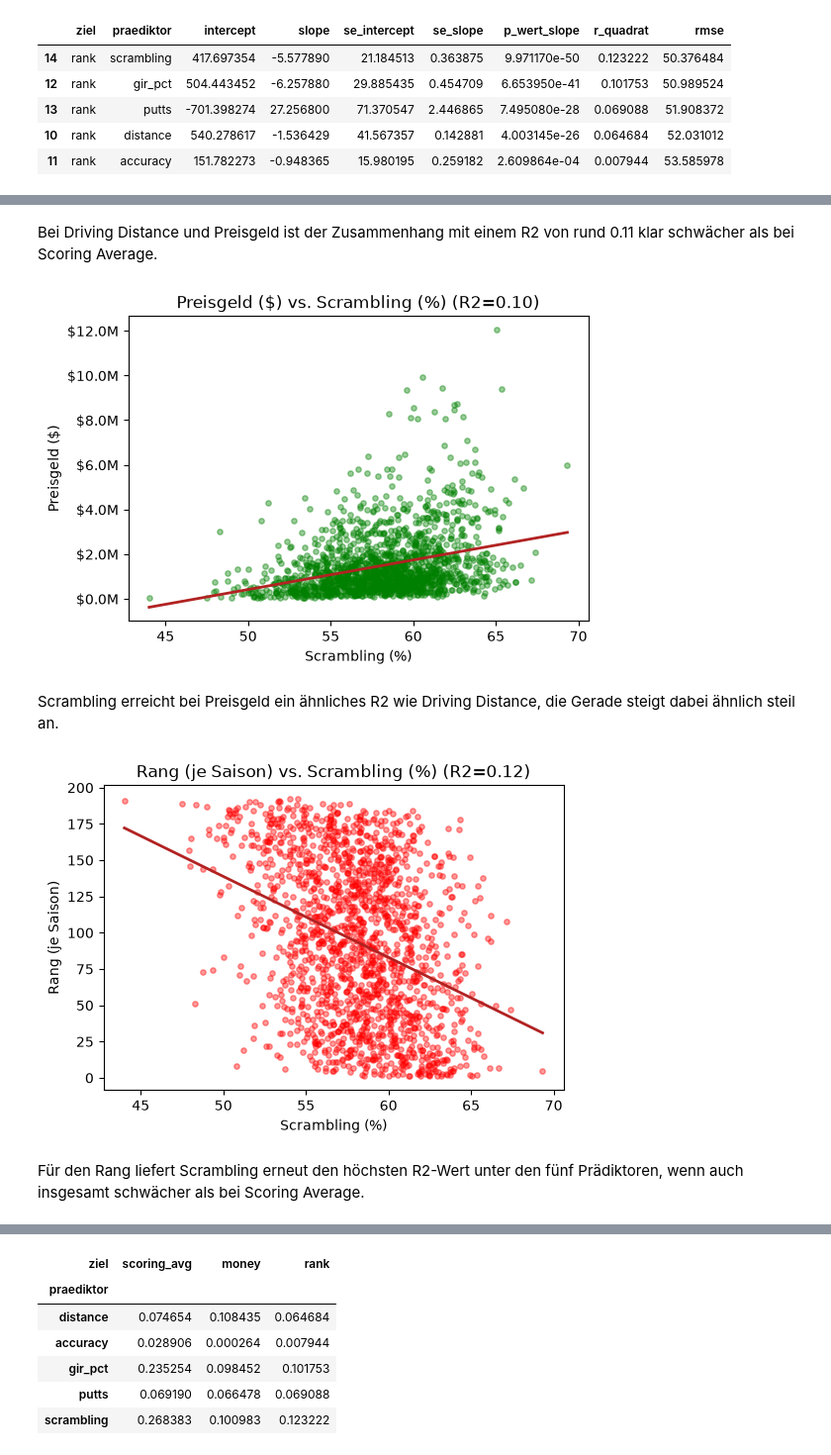
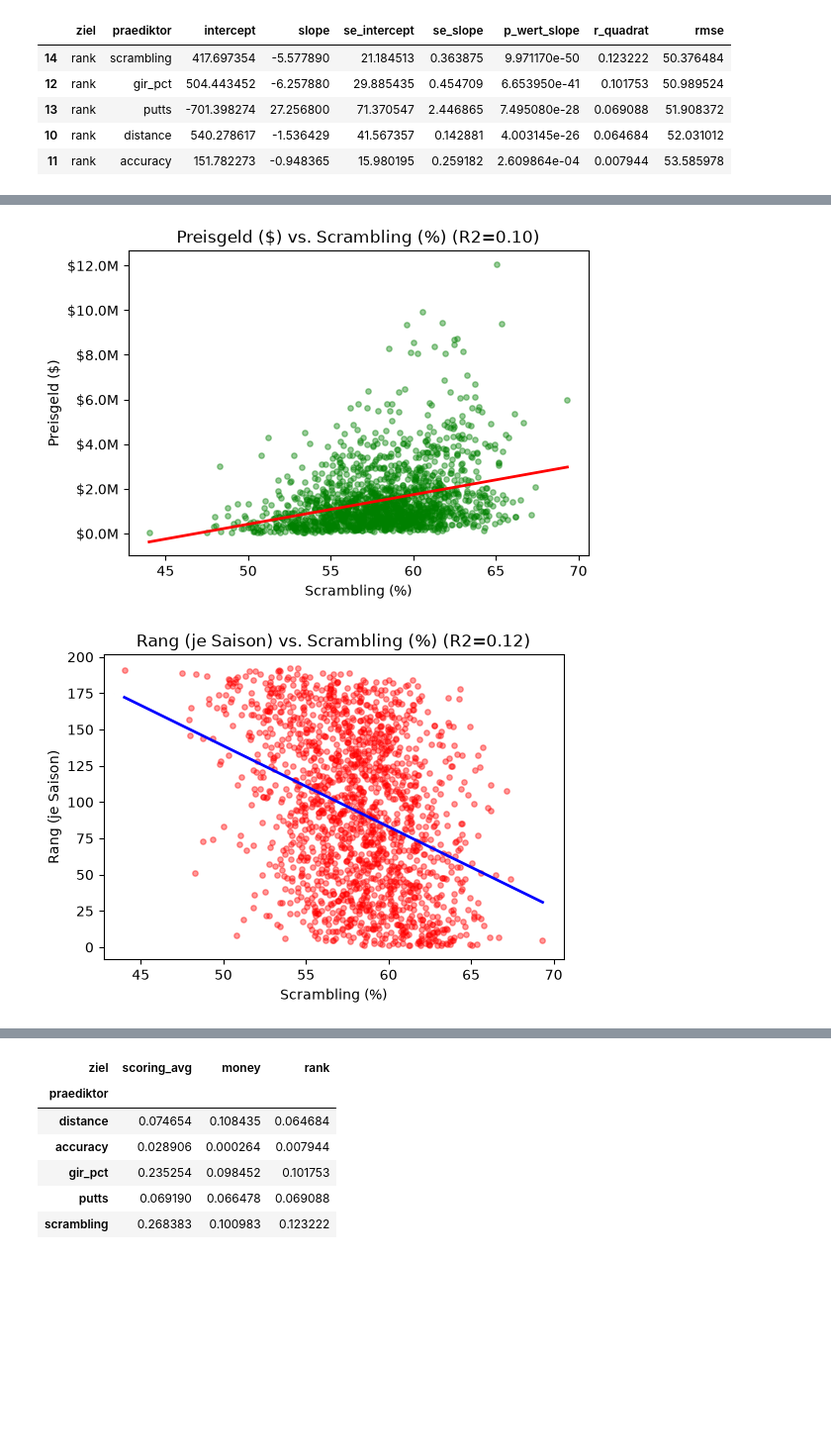
Before and after one commit to Scherlokk/VEP-Projekt, a Jupyter notebook: PGA_Tour_Regression.ipynb, the cells around one changed output, grey strips where cells are left out. Shown at 99% size. Saved outputs shown, nothing was run; the diff lists cells and outputs as text; code cells hidden in the pictures; blank space fills up the shorter version.

```diff
--- a/PGA_Tour_Regression.ipynb
+++ b/PGA_Tour_Regression.ipynb
@@ -338,6 +335,6 @@ Kennzahlen.
 # %%
-# schätzt ziel ~ praediktor und gibt Intercept, Slope, Standardfehler, p-Wert, R2 und RMSE zurück
-def run_simple_regression(df, ziel, praed):
+# schätzt ziel zu praediktor und gibt Intercept, Slope, Standardfehler, p-Wert, R2 und RMSE zurück
+def regression(df, ziel, praed):
     daten = df[[ziel, praed]].dropna()
     modell = smf.ols(f"{ziel} ~ {praed}", data=daten).fit()
     rmse = np.sqrt(np.mean(modell.resid ** 2))
@@ -357,7 +354,7 @@ def run_simple_regression(df, ziel, praed):
 ergebnisse = []
 for ziel in ziel_variablen:
     for praed in praediktoren:
-        ergebnisse.append(run_simple_regression(df, ziel, praed))
+        ergebnisse.append(regression(df, ziel, praed))
 
 ergebnis_tabelle = pd.DataFrame(ergebnisse)
 # %% [markdown]
@@ -450,5 +441,3 @@ plt.show()
-# %% [markdown]
-Bei Driving Distance und Preisgeld ist der Zusammenhang mit einem R2 von rund 0.11 klar schwächer als bei Scoring Average.
 # %%
 zeile = ergebnis_tabelle[(ergebnis_tabelle["ziel"] == "money") & (ergebnis_tabelle["praediktor"] == "scrambling")].iloc[0]
 
@@ -457,33 +446,29 @@ plt.scatter(df["scrambling"], df["money"], alpha=0.4, s=15, color="green")
 
 x_linie = np.linspace(df["scrambling"].min(), df["scrambling"].max(), 100)
 y_linie = zeile["intercept"] + zeile["slope"] * x_linie
-plt.plot(x_linie, y_linie, color="firebrick", linewidth=2)
+plt.plot(x_linie, y_linie, color="red", linewidth=2)
 geld_achse(plt.gca().yaxis)
 plt.xlabel("Scrambling (%)")
 plt.ylabel("Preisgeld ($)")
 plt.title(f"Preisgeld ($) vs. Scrambling (%) (R2={zeile['r_quadrat']:.2f})")
 plt.show()
 # %% [output]
-[figure, old version]
+[figure, new version]
-# %% [markdown]
-Scrambling erreicht bei Preisgeld ein ähnliches R2 wie Driving Distance, die Gerade steigt dabei ähnlich steil an.
 # %%
 zeile = ergebnis_tabelle[(ergebnis_tabelle["ziel"] == "rank") & (ergebnis_tabelle["praediktor"] == "scrambling")].iloc[0]
 
 plt.figure(figsize=(6, 4))
 plt.scatter(df["scrambling"], df["rank"], alpha=0.4, s=15, color="red")
 
 x_linie = np.linspace(df["scrambling"].min(), df["scrambling"].max(), 100)
 y_linie = zeile["intercept"] + zeile["slope"] * x_linie
-plt.plot(x_linie, y_linie, color="firebrick", linewidth=2)
+plt.plot(x_linie, y_linie, color="blue", linewidth=2)
 plt.xlabel("Scrambling (%)")
 plt.ylabel("Rang (je Saison)")
 plt.title(f"Rang (je Saison) vs. Scrambling (%) (R2={zeile['r_quadrat']:.2f})")
 plt.show()
 # %% [output]
-[figure, old version]
+[figure, new version]
-# %% [markdown]
-Für den Rang liefert Scrambling erneut den höchsten R2-Wert unter den fünf Prädiktoren, wenn auch insgesamt schwächer als bei Scoring Average.
 # %%
 zeile = ergebnis_tabelle[(ergebnis_tabelle["ziel"] == "rank") & (ergebnis_tabelle["praediktor"] == "gir_pct")].iloc[0]
 
```
Also changed, not shown: parts of 14 cells of this notebook.
